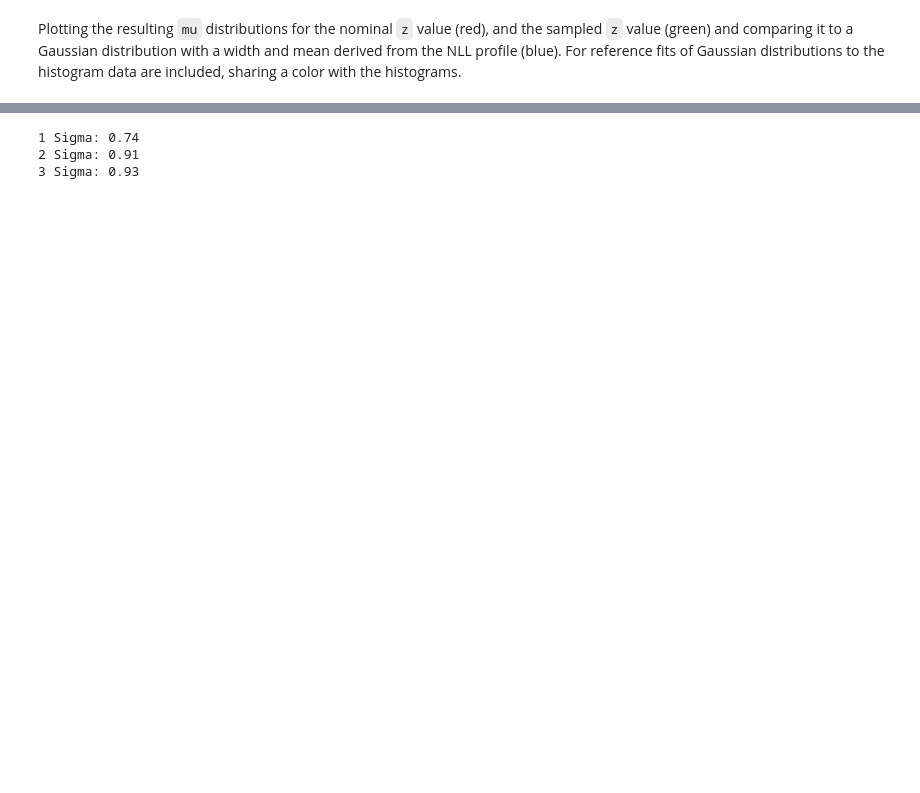
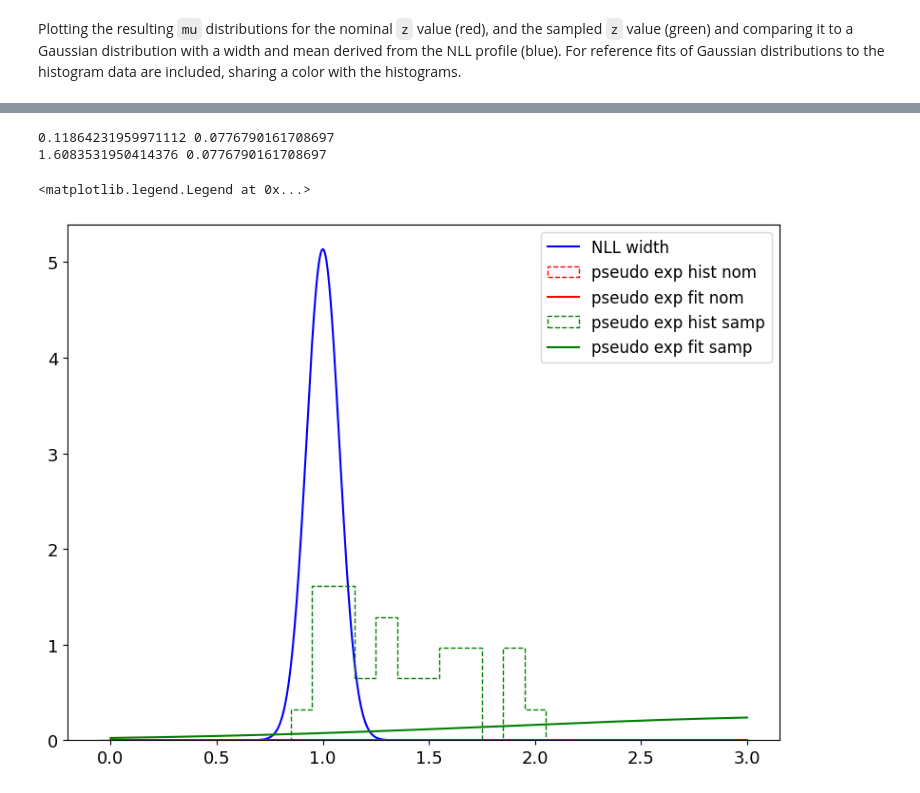
Before and after one commit to SaschaDief/systaware_tests, a Jupyter notebook: Toy_Dataset.ipynb, the cells around one changed output, grey strips where cells are left out. Saved outputs shown, nothing was run; the diff lists cells and outputs as text; code cells hidden in the pictures; blank space fills up the shorter version.

Commit message:
fixed width

```diff
--- a/Toy_Dataset.ipynb
+++ b/Toy_Dataset.ipynb
@@ -878,7 +878,7 @@ def ConfidenceIntervalls(mu_values, nll1D, central=1.0):
         intersects = (poly - t).roots
         # Select 2 roots closest to central value (only needed for polynomials with order > 2
         ret_intersects.append(intersects[np.argsort(np.abs(intersects-central))][:2])
-        std += (abs(ret_intersects[-1][0] - ret_intersects[-1][1])/s)
+        std += (abs(ret_intersects[-1][0] - ret_intersects[-1][1])/(s*2))
 
     std = std/len(sigmas)
 
@@ -1235,15 +1246,45 @@ subplot.legend(fontsize=12)
+# %%
+
+fig = plt.figure(figsize=(8,6))
+subplot = fig.add_subplot(1,1,1)
+
+x_gauss = np.linspace(0.0, 3.0, 1000)
+y_gauss = (norm.pdf((x_gauss-1)/sigma_awe_nom))/sigma_awe_nom
+print(np.std(mus_awe_nom), sigma_awe_nom)
+
+y_gauss_fit = (norm.pdf((x_gauss-np.mean(mus_awe_nom))/np.std(mus_awe_nom)))/np.std(mus_awe_nom)
+
+
+subplot.plot(x_gauss, y_gauss, label='NLL width', color='b')
+subplot.hist(mus_awe_nom, bins=np.arange(-0.05, 2.25, 0.1), density = True, label='pseudo exp hist nom', histtype='step', color='r', ls='--')
+subplot.plot(x_gauss, y_gauss_fit, label='pseudo exp fit nom', color='r')
+
+
+
+
+subplot.hist(mus_awe_samp, bins=np.arange(-0.05, 2.25, 0.1), density = True, label='pseudo exp hist samp', histtype='step', color='g', ls='--')
+
+y_gauss = (norm.pdf((x_gauss-1)/sigma_awe_nom))/sigma_awe_nom
+print(np.std(mus_awe_samp), sigma_awe_nom)
+
+y_gauss_fit = (norm.pdf((x_gauss-np.mean(mus_awe_samp))/np.std(mus_awe_samp)))/np.std(mus_awe_samp)
+
+
+subplot.plot(x_gauss, y_gauss_fit, label='pseudo exp fit samp', color='g')
+subplot.legend(fontsize=12)
+# %% [output]
+0.11864231959971112 0.0776790161708697
+1.6083531950414376 0.0776790161708697
+<matplotlib.legend.Legend at 0x...>
+[figure, added]
 # %%
 mus = np.array(mus)
 
 
-cov_1sig = sum(abs(mus-1) < sigma_clf_nom)/n_exp
-cov_2sig = sum(abs(mus-1) < sigma_clf_nom*2)/n_exp
-cov_3sig = sum(abs(mus-1) < sigma_clf_nom*3)/n_exp
+cov_1sig = sum(abs(mus-1) < sigma_clf_samp)/n_exp
+cov_2sig = sum(abs(mus-1) < sigma_clf_samp*2)/n_exp
+cov_3sig = sum(abs(mus-1) < sigma_clf_samp*3)/n_exp
 
 print('1 Sigma: {:.2f} \n'.format(cov_1sig) +
       '2 Sigma: {:.2f} \n'.format(cov_2sig) +
       '3 Sigma: {:.2f} '.format(cov_3sig))
-# %% [output]
-1 Sigma: 0.74
-2 Sigma: 0.91
-3 Sigma: 0.93
```
Also changed, not shown: parts of 27 cells of this notebook, 3 other files.
